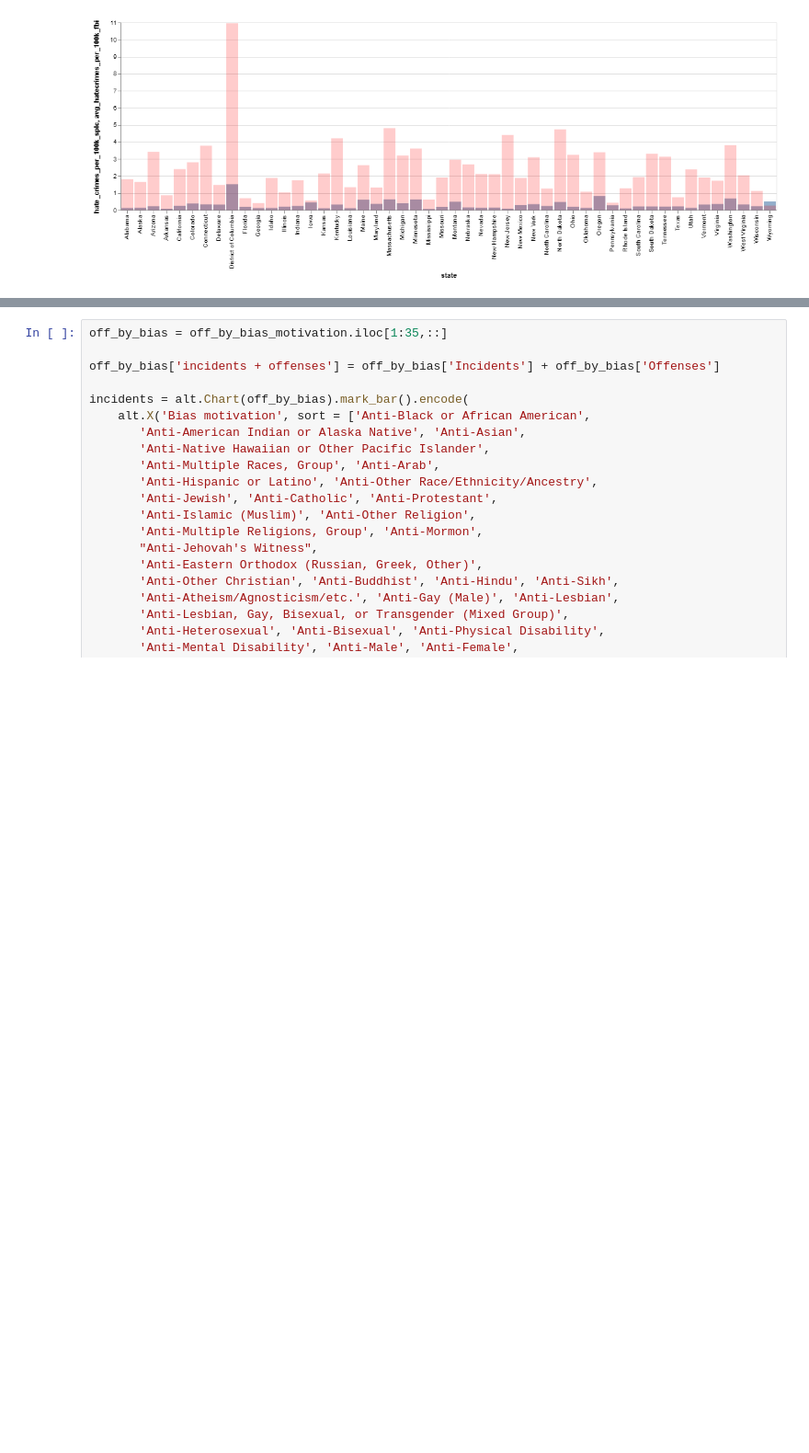
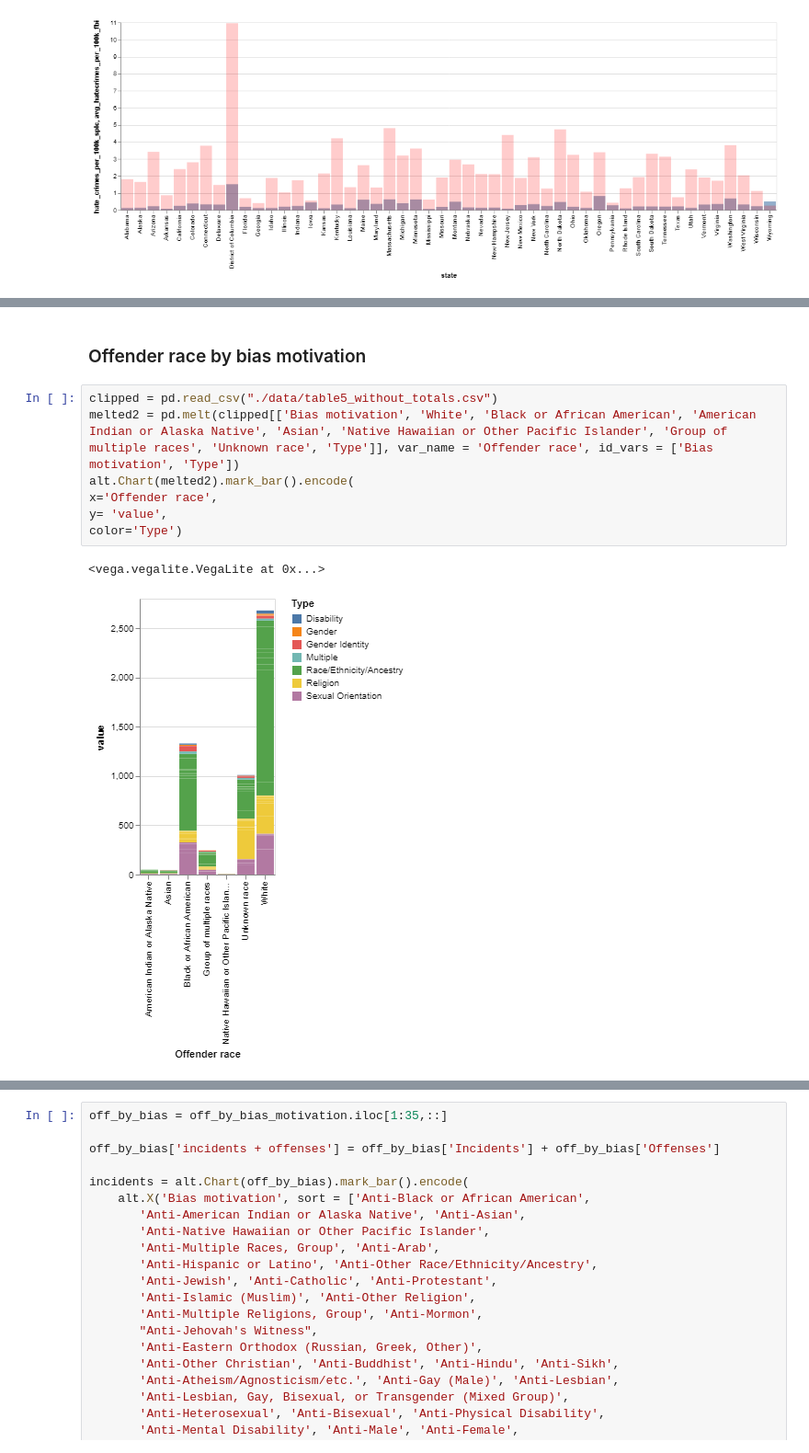
Before and after one commit to caseyahlan/hatecrimes-finalproject, a Jupyter notebook: analysis.ipynb, the cells around one changed output, grey strips where cells are left out. Shown at 92% size. Cells and saved outputs as stored; diff of their text form; blank space fills up the shorter version.

```diff
--- a/analysis.ipynb
+++ b/analysis.ipynb
@@ -104,0 +157,12 @@ alt.Chart(off_by_off_type[:17]).mark_bar(opacity = 0.7, color = 'orange').encode
+# %% [markdown]
+### Offender race by bias motivation
+# %%
+clipped = pd.read_csv("./data/table5_without_totals.csv")
+melted2 = pd.melt(clipped[['Bias motivation', 'White', 'Black or African American', 'American Indian or Alaska Native', 'Asian', 'Native Hawaiian or Other Pacific Islander', 'Group of multiple races', 'Unknown race', 'Type']], var_name = 'Offender race', id_vars = ['Bias motivation', 'Type'])
+alt.Chart(melted2).mark_bar().encode(
+x='Offender race',
+y= 'value',
+color='Type')
+# %% [output]
+<vega.vegalite.VegaLite at 0x...>
+[figure, added]
```
Also changed, not shown: parts of 41 cells of this notebook, 2 other files.
